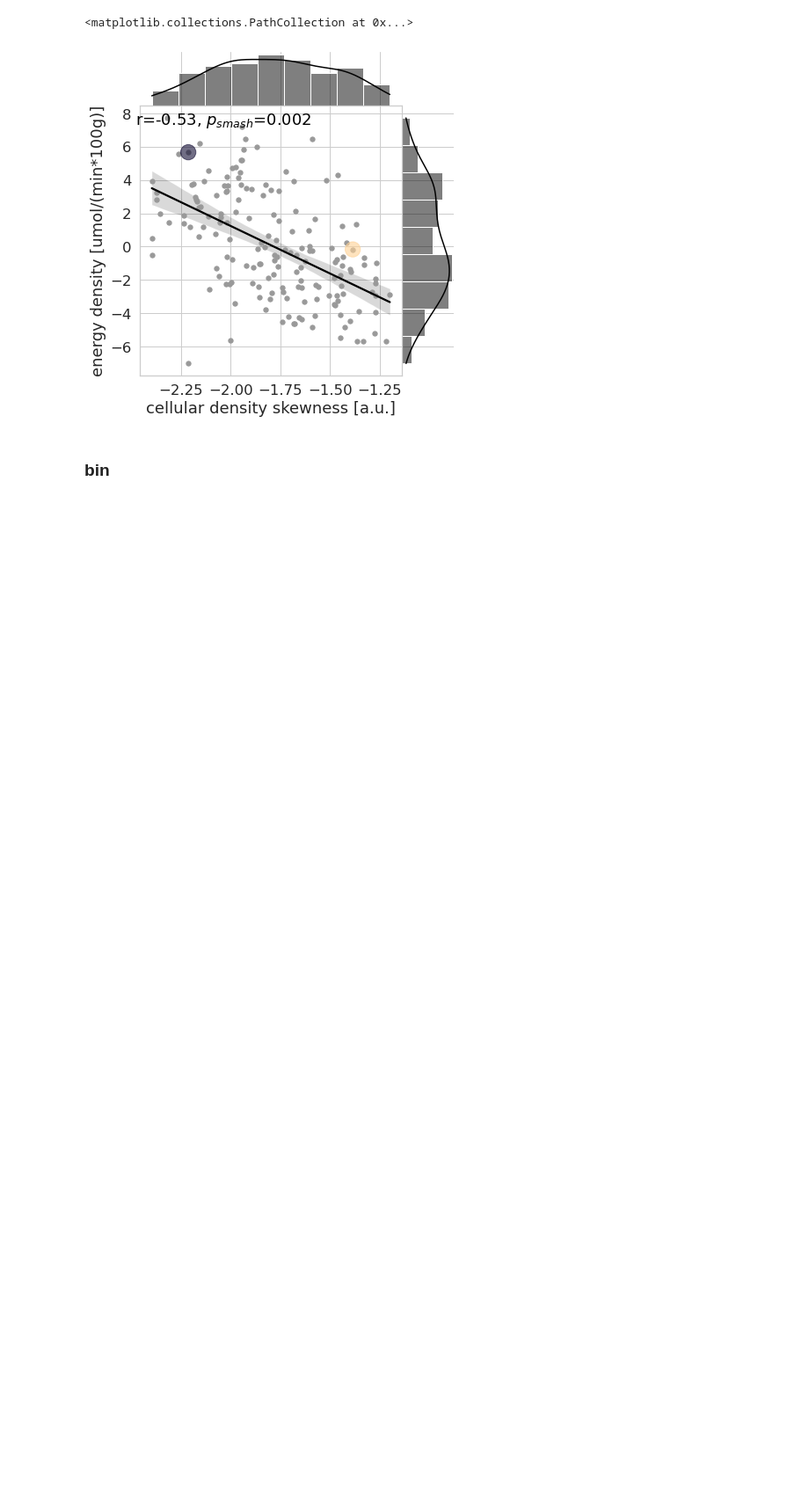
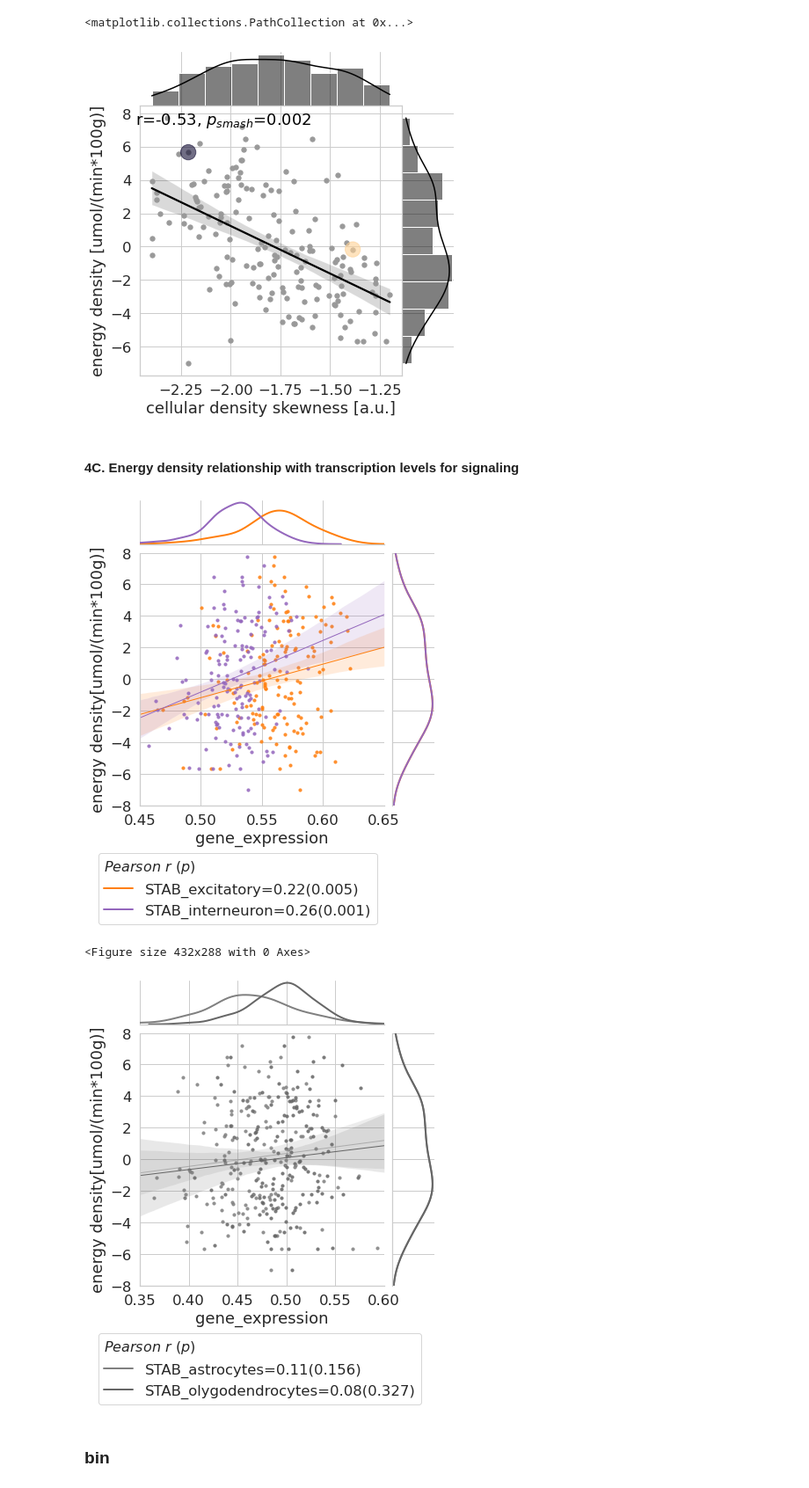
Before and after one commit to NeuroenergeticsLab/energetic_costs, a Jupyter notebook: scripts/Manuscript Figures.ipynb, the cells around one changed output. Shown at 88% size. Cells and saved outputs as stored; diff of their text form; code cells hidden in the pictures; blank space fills up the shorter version.

Commit message:
Figure 4C added

```diff
--- a/scripts/Manuscript Figures.ipynb
+++ b/scripts/Manuscript Figures.ipynb
@@ -612,6 +613,50 @@ plt.gca().scatter(bbl_roi_skew[[lskew,hskew]],avg_roi_ed_vals[[lskew,hskew]],s=3
 # %% [output]
 <matplotlib.collections.PathCollection at 0x...>
 [figure]
+# %% [markdown]
+#### 4C. Energy density relationship with transcription levels for signaling
+# %%
+ahba_gene_expression = fetch_ahba(os.path.join(root_dir,'external','AHBA','allgenes_stable_r0.2_glasser_360.csv'))
+stab_genesets = ['STAB_excitatory','STAB_interneuron','STAB_astrocytes','STAB_olygodendrocytes']
+stab_geneset_clusters = {}
+stab_geneset_clusters['STAB_excitatory'] = ['ExN1_4','ExN1a','ExN1b','ExN1c','ExN2','ExN3','ExN4','ExN5','ExN6a','ExN6b','ExN8','ExN9','ExN10','ExN11']
+stab_geneset_clusters['STAB_interneuron'] = ['InN1a','InN1b','InN3','InN4a','InN4b','InN4_5','InN5','InN5_6','InN6','InN7_8']
+stab_geneset_clusters['STAB_astrocytes'] = ['Astro1','Astro2','Astro3','Astro4']
+stab_geneset_clusters['STAB_olygodendrocytes'] = ['Olig1','Olig3','Olig4','NPC']
+stab_gene_expression_df = pd.DataFrame({})
+for geneset in stab_genesets:
+    stab_genesets_clusters_gene_ids = []
+    for geneset_cluster in stab_geneset_clusters[geneset]:
+        stab_genesets_clusters_gene_ids += pd.read_csv(os.path.join(root_dir,'external','STAB2021',f'{geneset_cluster}.tsv'),sep='\t')['symbol'].to_list()
+    stab_gene_expression_df = pd.concat([stab_gene_expression_df,
+                                         pd.DataFrame({'energy_density':avg_roi_ed_vals,
+                                                       'gene_expression':src.functions.gx_gene_exp(ahba_gene_expression,stab_genesets_clusters_gene_ids,mmp_n,agg_func='nanmean')[:180],
+                                                       'type':geneset})],
+                                        ignore_index=True)
+
+stab_gene_expression_df = stab_gene_expression_df[(stab_gene_expression_df.energy_density>stab_gene_expression_df.energy_density.min()) & (stab_gene_expression_df.gene_expression>stab_gene_expression_df.gene_expression.min())]
+
+stab_filter_labels = ['STAB_excitatory','STAB_interneuron']
+stab_palette_regplot = [sns.color_palette()[1],sns.color_palette()[4]]
+xlab='gene_expression'
+ylab='energy_density'
+stab_filtered_index_lists=[]
+for stab_filt in stab_filter_labels:
+    stab_filtered_index_lists+=[stab_gene_expression_df.type==stab_filt]
+src.functions.multiple_joinplot(stab_gene_expression_df,xlab,ylab,stab_filtered_index_lists,[],stab_filter_labels,stab_palette_regplot,[],xlabel=xlab,
+                  ylabel='energy density[umol/(min*100g)]',xlim=(0.45,0.65),ylim=(-8,8),s=10)
+plt.figure()
+stab_filter_labels = ['STAB_astrocytes','STAB_olygodendrocytes']
+stab_palette_regplot = [(0.5,0.5,0.5,0.5),(0.4,0.4,0.4,1)]
+stab_filtered_index_lists=[]
+for stab_filt in stab_filter_labels:
+    stab_filtered_index_lists+=[stab_gene_expression_df.type==stab_filt]
+src.functions.multiple_joinplot(stab_gene_expression_df,xlab,ylab,stab_filtered_index_lists,[],stab_filter_labels,stab_palette_regplot,[],xlabel=xlab,
+                  ylabel='energy density[umol/(min*100g)]',xlim=(0.35,0.60),ylim=(-8,8),s=10)
+# %% [output]
+[figure, added]
+<Figure size 432x288 with 0 Axes>
+[figure, added]
 # %% [markdown]
 ### bin
 # %%
```
Also changed, not shown: parts of 2 cells of this notebook, 36 other files.
